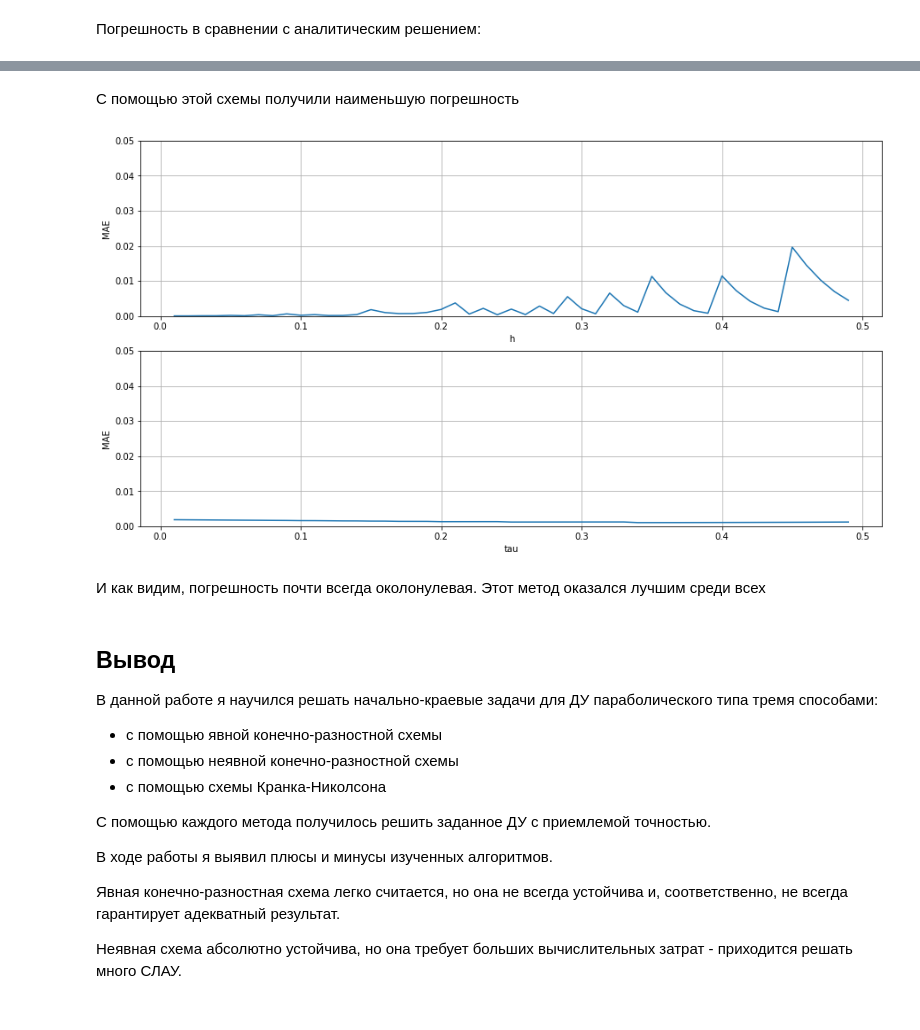
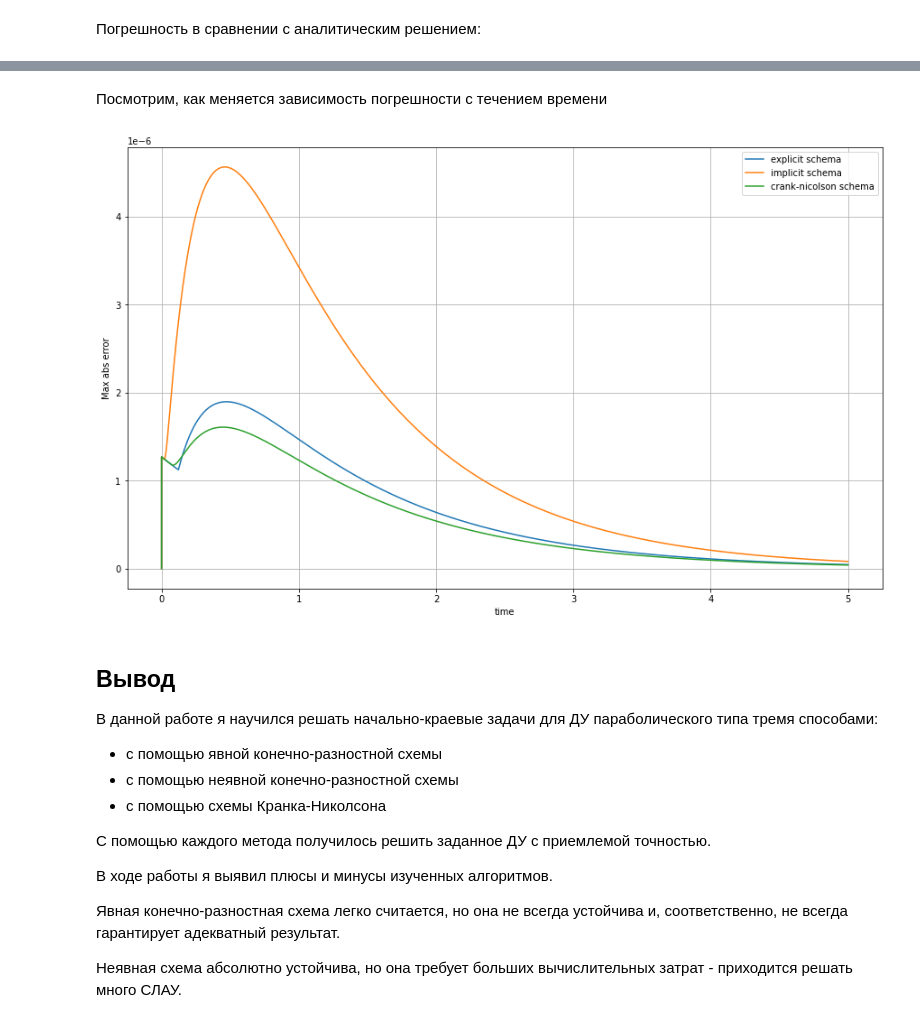
Before and after one commit to mosikk/MAI-Numerical-Methods, a Jupyter notebook: lab5/nm_lab5.ipynb, the cells around one changed output, grey strips where cells are left out. Cells and saved outputs as stored; diff of their text form; code cells hidden in the pictures.

```diff
--- a/lab5/nm_lab5.ipynb
+++ b/lab5/nm_lab5.ipynb
@@ -556,20 +474,15 @@ plot_result(
-# %% [markdown]
-С помощью этой схемы получили наименьшую погрешность
-# %%
-plot_mae_from_grid_params(
-    method=crank_nicolson_method,
-    x_range=(x_begin, x_end),
-    t_range=(t_begin, t_end),
-    h_default=h,
-    tau_default=tau,
-    a=a,
-    analytical_solution_method=get_analytical_solution,
-    ylim=0.05,
-)
-# %% [output]
-[figure, removed]
-# %% [markdown]
-И как видим, погрешность почти всегда околонулевая. Этот метод оказался лучшим среди всех
+# %% [markdown]
+Посмотрим, как меняется зависимость погрешности с течением времени
+# %%
+plot_errors_from_time(
+    solutions=solutions,
+    analytical_solution_name="analytical solution",
+    t_range=(t_begin, t_end),
+    h=h,
+    sigma=sigma,
+)
+# %% [output]
+[figure, added]
 # %% [markdown]
 ## Вывод
 
```
Also changed, not shown: parts of 42 cells of this notebook, 5 other files.
